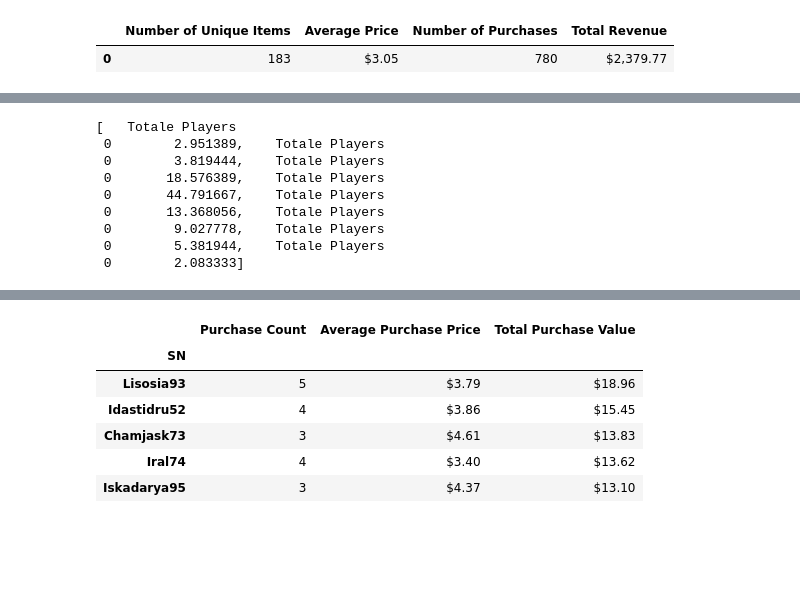
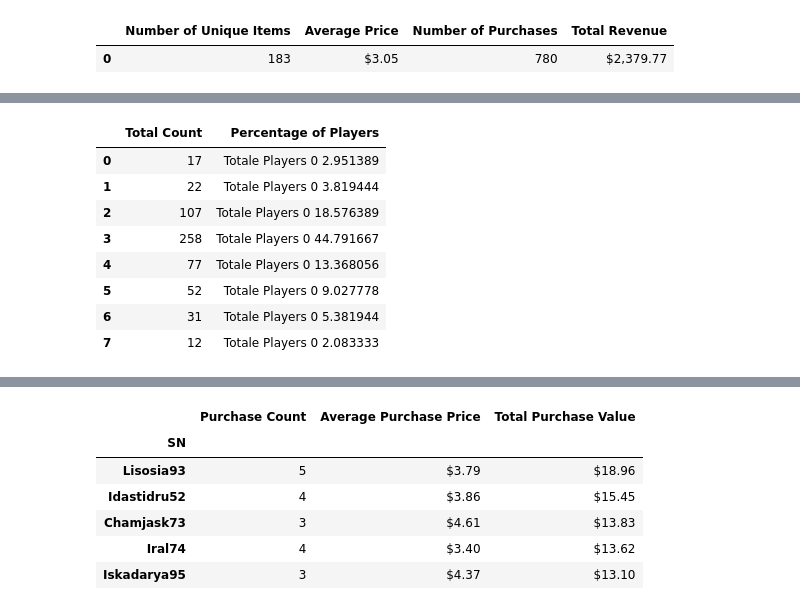
Before and after one commit to martinamagdy/-Heroes-Of-Pymoli-Data-Analysis, a Jupyter notebook: HeroesOfPymoli/Pymoli_Analysis.ipynb, the cells around one changed output, grey strips where cells are left out. Cells and saved outputs as stored; diff of their text form; code cells hidden in the pictures; blank space fills up the shorter version.

```diff
--- a/HeroesOfPymoli/Pymoli_Analysis.ipynb
+++ b/HeroesOfPymoli/Pymoli_Analysis.ipynb
@@ -129,3 +115,21 @@ gender.head()
 #bins and labels for ages
 bins=[0,9,14,19,24,29,34,39,100]
 label=["<10","10-14","15-19","20-24","25-29","30-34","35-39","40+"]
+# %%
+#new column for age range
+purchase_data["age range"]=pd.cut(purchase_data["Age"],bins,labels=label)
+
+#copy the data and remove duplicate value of SN
+purchase_copy=purchase_data
+purchase_copy=purchase_copy.drop_duplicates(["SN"],keep="first")
+
+#group by age range and do calculation for total count and percent
+purchase_copy=purchase_copy.groupby(["age range"])
+player_age_count=purchase_copy["age range"].count()
+player_age_percent=(age_count/player)*100
+
+player_age_table=pd.DataFrame({"Total Count":player_age_count,
+                               "Percentage of Players":player_age_percent})
+player_age_table["Percentage of Players"]=player_age_table["Percentage of Players"].map("%{:.2f}".format)
+
+player_age_table.head()
@@ -148,43 +160,42 @@ to29=purchase_data.loc[purchase_data["age range"]=="25-29",:]
 to29=to29["SN"].value_counts().count()
 
 to34=purchase_data.loc[purchase_data["age range"]=="30-34",:]
 to34=to34["SN"].value_counts().count()
 
 to39=purchase_data.loc[purchase_data["age range"]=="35-39",:]
 to39=to39["SN"].value_counts().count()
 
 morethan40=purchase_data.loc[purchase_data["age range"]=="40+",:]
 morethan40=morethan40["SN"].value_counts().count()
 
 x=[ten,to14,to19,to24,to29,to34,to39,morethan40]
 
 #Calculate percentage by age group
 percent10=(ten/players)*100
 percent14=(to14/players)*100
 percent19=(to19/players)*100
 percent24=(to24/players)*100
 percent29=(to29/players)*100
 percent34=(to34/players)*100
 percent39=(to39/players)*100
 percent40=(morethan40/players)*100
 
 y=[percent10,percent14,percent19,percent24,percent29,percent34,percent39,percent40]
 
 age_analysis=pd.DataFrame({"Total Count":x,
                            "Percentage of Players":y})
 #age_analysis["Percentage of Players"]=age_analysis["Percentage of Players"].map("%{:.2f}".format)
 age_analysis.head(8)
-y
 # %% [output]
-[   Totale Players
- 0        2.951389,    Totale Players
- 0        3.819444,    Totale Players
- 0       18.576389,    Totale Players
- 0       44.791667,    Totale Players
- 0       13.368056,    Totale Players
- 0        9.027778,    Totale Players
- 0        5.381944,    Totale Players
- 0        2.083333]
+|  | Total Count | Percentage of Players |
+| 0 | 17 | Totale Players 0 2.951389 |
+| 1 | 22 | Totale Players 0 3.819444 |
+| 2 | 107 | Totale Players 0 18.576389 |
+| 3 | 258 | Totale Players 0 44.791667 |
+| 4 | 77 | Totale Players 0 13.368056 |
+| 5 | 52 | Totale Players 0 9.027778 |
+| 6 | 31 | Totale Players 0 5.381944 |
+| 7 | 12 | Totale Players 0 2.083333 |
 # %%
 #Categorize the existing players using the age bins
 age_group=purchase_data.groupby(["age range"])
```
Also changed, not shown: parts of 4 cells of this notebook.
